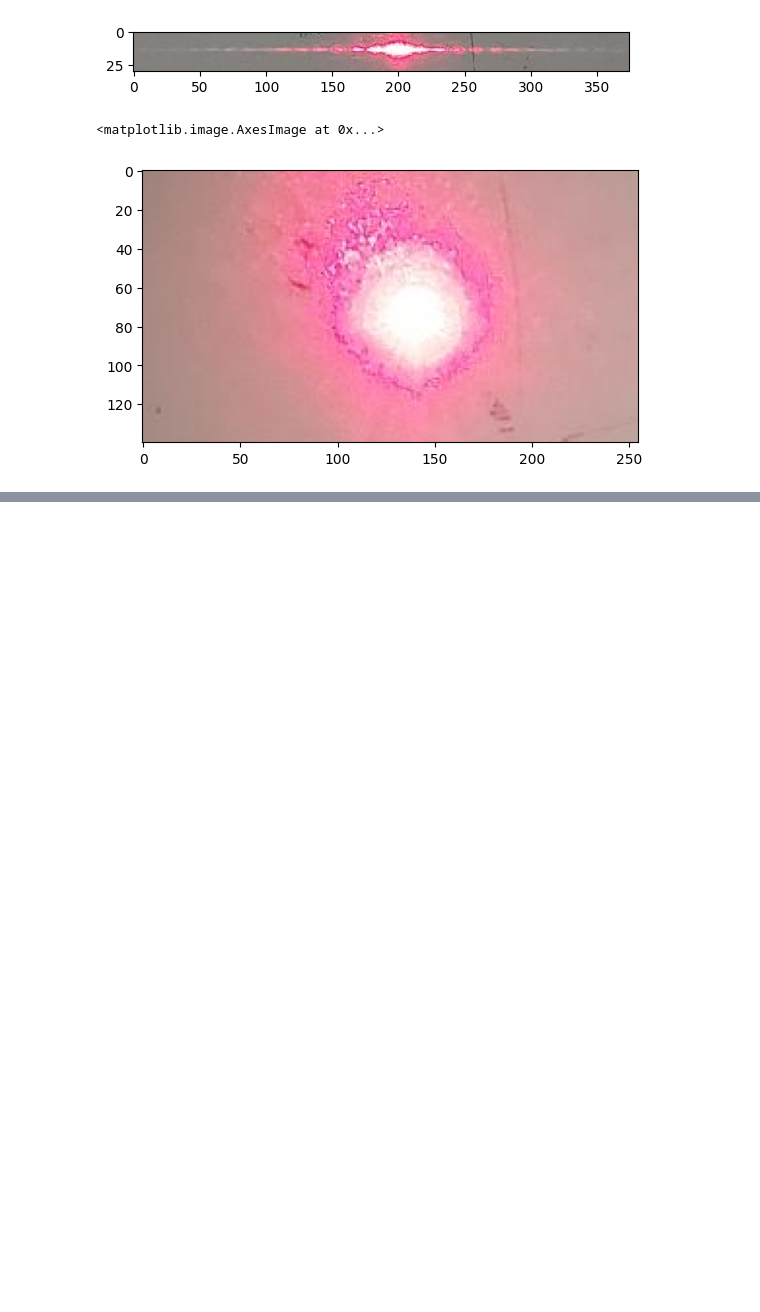
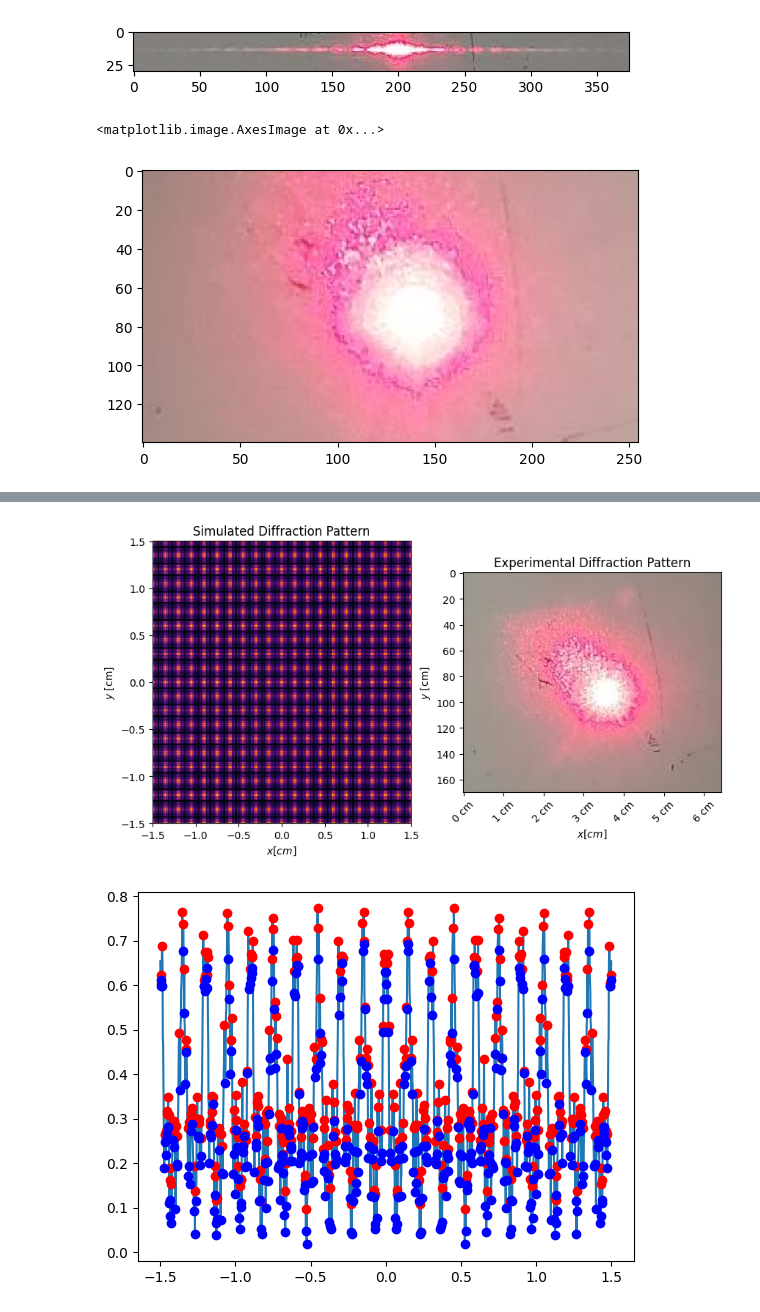
Before and after one commit to opticslabjkmspk/optics_lab3, a Jupyter notebook: Diffraction.ipynb, the cells around one changed output, grey strips where cells are left out. Saved outputs shown, nothing was run; the diff lists cells and outputs as text; code cells hidden in the pictures; blank space fills up the shorter version.

```diff
--- a/Diffraction.ipynb
+++ b/Diffraction.ipynb
@@ -23,6 +24,8 @@ control = Image.open('control.png')
 singleslit = Image.open('singleslit.png')
 diffraction_grating = Image.open('diffraction_grating.png')
 pinhole = Image.open('pinhole.png')
+
+crop_grating = Image.open('crop_grating.png')
 
 top = 650
 bottom = 870
@@ -293,2 +504,30 @@ pinhole_diffraction.get_minima()
 # %%
-single_slit.scale_length
+top = 700
+bottom = 870
+left = 950
+right = 1150
+
+top_scale = 550
+bottom_scale = 640
+left_scale = 767
+right_scale = 798
+
+grating = calculate_diffraction('grating','slits',crop_grating,top,bottom,left,right)
+grating.set_slits(10,10)
+grating.set_S(3*u.mm)
+grating.set_scale(top_scale,bottom_scale,left_scale,right_scale)
+grating.image_processing()
+grating.set_R('None')
+grating.set_h(1*u.mm)
+grating.set_lam(600 * u.nm)
+grating.set_D(0.8 * u.mm)
+grating.get_R()
+grating.set_x(np.linspace(-1.5,1.5,1600) * u.cm)
+grating.set_z(700*u.cm)
+grating.compute_U()
+grating.plot()
+grating.get_extrema_sim()
+grating.get_extrema_exp()
+# %% [output]
+[figure, added]
+[figure, added]
```
Also changed, not shown: parts of 18 cells of this notebook.
